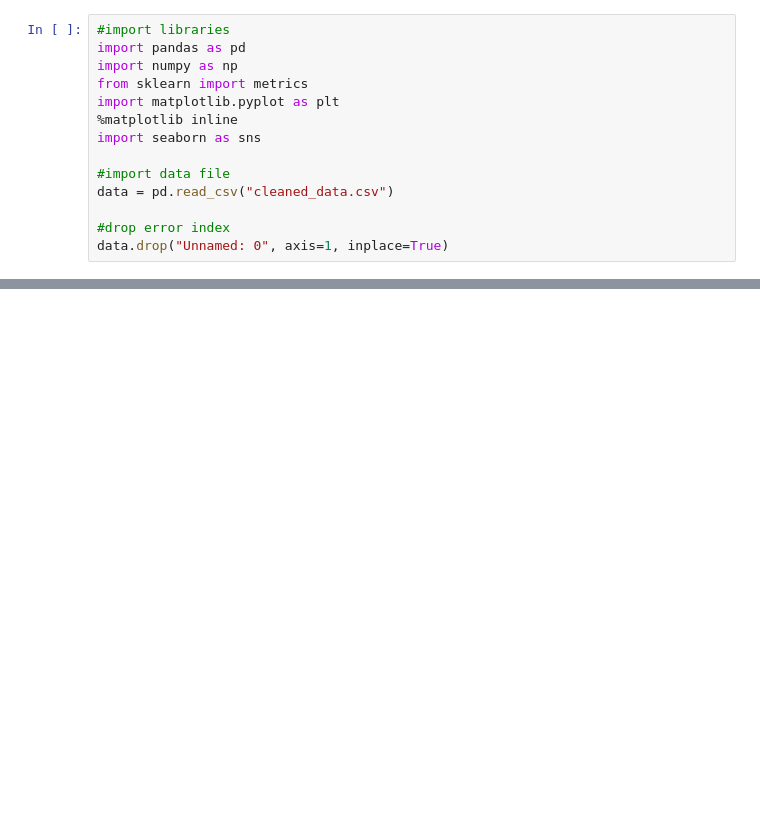
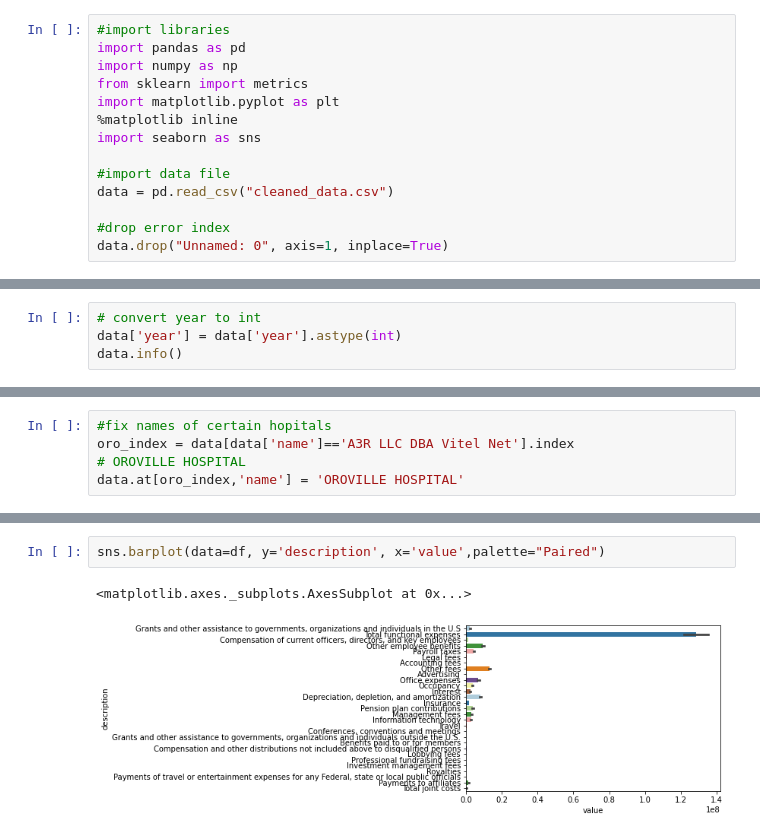
Before and after one commit to Vidhi-H-Patel/990-Project, a Jupyter notebook: Data_analysis.ipynb, the cells around one changed output, grey strips where cells are left out. Drawn from its saved outputs; the diff is of its cells as text; blank space fills up the shorter version.

```diff
--- a/Data_analysis.ipynb
+++ b/Data_analysis.ipynb
@@ -46,0 +30,4 @@ sorted(data['description'].unique())
+# %%
+# convert year to int
+data['year'] = data['year'].astype(int)
+data.info()
@@ -46,0 +102,5 @@ sorted(data['description'].unique())
+# %%
+#fix names of certain hopitals
+oro_index = data[data['name']=='A3R LLC DBA Vitel Net'].index
+# OROVILLE HOSPITAL
+data.at[oro_index,'name'] = 'OROVILLE HOSPITAL'
@@ -137,0 +203,5 @@ labeled_barplot(df, "description", perc=True)
+# %%
+sns.barplot(data=df, y='description', x='value',palette="Paired")
+# %% [output]
+<matplotlib.axes._subplots.AxesSubplot at 0x...>
+[figure, added]
```
Also changed, not shown: parts of 14 cells of this notebook, 1 other file.
